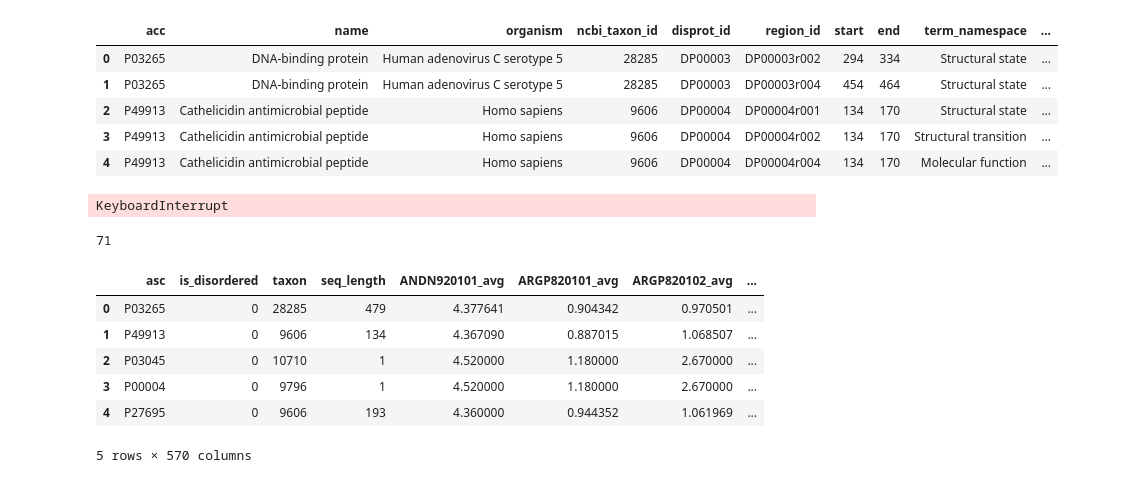
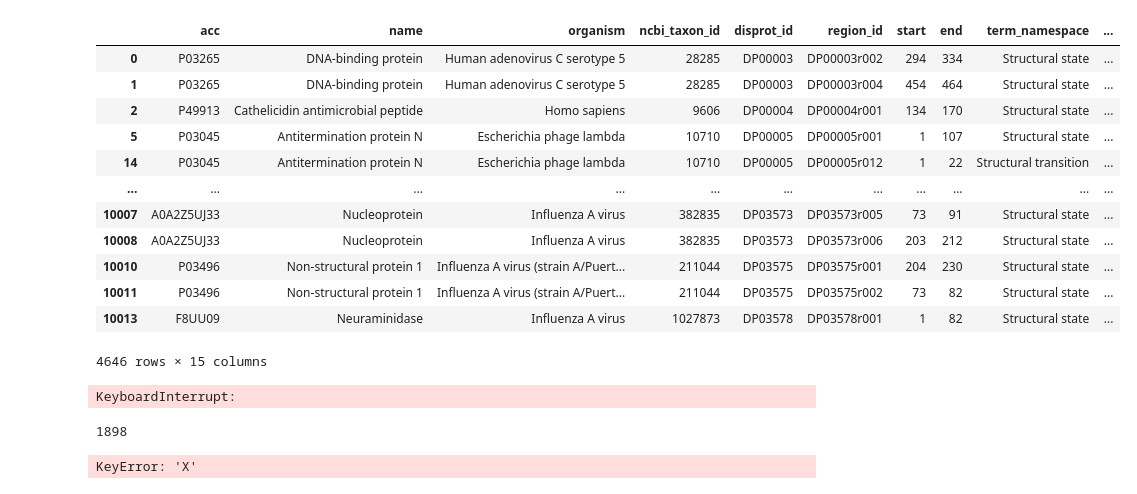
Before and after one commit to austinv11/IDP-Predictor, a Jupyter notebook: aaindex_feature_importance.ipynb, the cells around one changed output. Cells and saved outputs as stored; diff of their text form; code cells hidden in the pictures.

```diff
--- a/aaindex_feature_importance.ipynb
+++ b/aaindex_feature_importance.ipynb
@@ -8,16 +8,25 @@ if not osp.exists('disprot.tsv'):
 # %%
 import pandas as pd
 from aaindex.aaindex import aaindex
 
 disprot = pd.read_csv('disprot.tsv', sep='\t', header=0)
-disprot.head()
+# Drop duplicates:
+disprot = disprot.drop_duplicates(subset=['acc', 'start', 'end'])
+disprot
 # %% [output]
 |  | acc | name | organism | ncbi_taxon_id | disprot_id | region_id | start | end | term_namespace | ... |
 | 0 | P03265 | DNA-binding protein | Human adenovirus C serotype 5 | 28285 | DP00003 | DP00003r002 | 294 | 334 | Structural state | ... |
 | 1 | P03265 | DNA-binding protein | Human adenovirus C serotype 5 | 28285 | DP00003 | DP00003r004 | 454 | 464 | Structural state | ... |
 | 2 | P49913 | Cathelicidin antimicrobial peptide | Homo sapiens | 9606 | DP00004 | DP00004r001 | 134 | 170 | Structural state | ... |
-| 3 | P49913 | Cathelicidin antimicrobial peptide | Homo sapiens | 9606 | DP00004 | DP00004r002 | 134 | 170 | Structural transition | ... |
-| 4 | P49913 | Cathelicidin antimicrobial peptide | Homo sapiens | 9606 | DP00004 | DP00004r004 | 134 | 170 | Molecular function | ... |
+| 5 | P03045 | Antitermination protein N | Escherichia phage lambda | 10710 | DP00005 | DP00005r001 | 1 | 107 | Structural state | ... |
+| 14 | P03045 | Antitermination protein N | Escherichia phage lambda | 10710 | DP00005 | DP00005r012 | 1 | 22 | Structural transition | ... |
+| ... | ... | ... | ... | ... | ... | ... | ... | ... | ... | ... |
+| 10007 | A0A2Z5UJ33 | Nucleoprotein | Influenza A virus | 382835 | DP03573 | DP03573r005 | 73 | 91 | Structural state | ... |
+| 10008 | A0A2Z5UJ33 | Nucleoprotein | Influenza A virus | 382835 | DP03573 | DP03573r006 | 203 | 212 | Structural state | ... |
+| 10010 | P03496 | Non-structural protein 1 | Influenza A virus (strain A/Puert... | 211044 | DP03575 | DP03575r001 | 204 | 230 | Structural state | ... |
+| 10011 | P03496 | Non-structural protein 1 | Influenza A virus (strain A/Puert... | 211044 | DP03575 | DP03575r002 | 73 | 82 | Structural state | ... |
+| 10013 | F8UU09 | Neuraminidase | Influenza A virus | 1027873 | DP03578 | DP03578r001 | 1 | 82 | Structural state | ... |
+4646 rows × 15 columns
 # %%
 import requests
 import time
@@ -34,7 +43,7 @@ for acc in disprot['acc'].unique():
 
 len(asc2seq)
 # %% [output]
-KeyboardInterrupt
+KeyboardInterrupt:
 # %%
 def get_non_disordered_data(seq, regions):
     for region in sorted(regions, key=lambda x: x[0], reverse=True):
@@ -49,7 +58,7 @@ for acc in asc2seq:
 
 len(asc2non_disordered_seq)
 # %% [output]
-71
+1898
 # %%
 import numpy as np
 
@@ -73,13 +82,7 @@ prepared_data = pd.DataFrame(prepared_data, columns=['asc', 'is_disordered', 'ta
 
 prepared_data.head()
 # %% [output]
-|  | asc | is_disordered | taxon | seq_length | ANDN920101_avg | ARGP820101_avg | ARGP820102_avg | ... |
-| 0 | P03265 | 0 | 28285 | 479 | 4.377641 | 0.904342 | 0.970501 | ... |
-| 1 | P49913 | 0 | 9606 | 134 | 4.367090 | 0.887015 | 1.068507 | ... |
-| 2 | P03045 | 0 | 10710 | 1 | 4.520000 | 1.180000 | 2.670000 | ... |
-| 3 | P00004 | 0 | 9796 | 1 | 4.520000 | 1.180000 | 2.670000 | ... |
-| 4 | P27695 | 0 | 9606 | 193 | 4.360000 | 0.944352 | 1.061969 | ... |
-5 rows × 570 columns
+KeyError: 'X'
 # %%
 prepared_data.to_csv('basic_aa_features.csv', index=False)
 # %%
```
